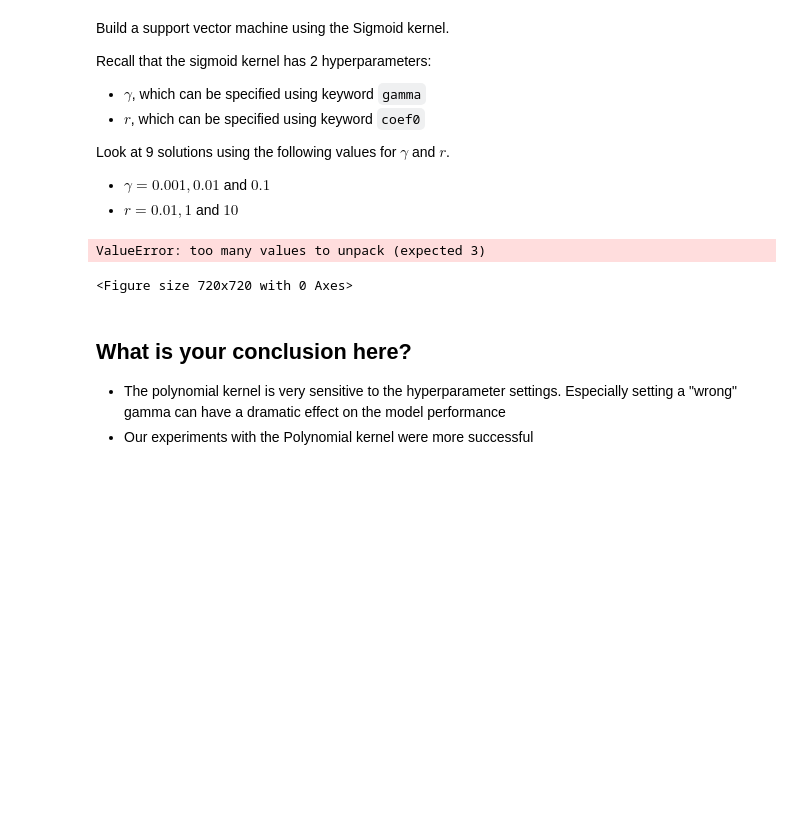
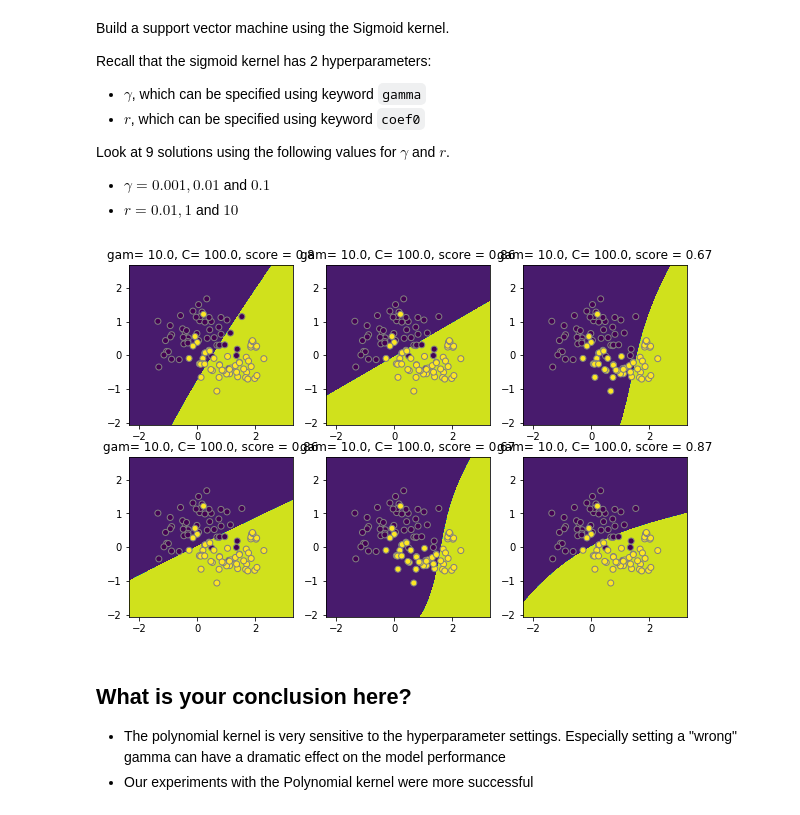
Before and after one commit to graceh3/dsc-3-33-06-kernels-in-scikit-learn-lab-nyc-ds-career-012819, a Jupyter notebook: index.ipynb, the cells around one changed output. Cells and saved outputs as stored; diff of their text form; code cells hidden in the pictures; blank space fills up the shorter version.

```diff
--- a/index.ipynb
+++ b/index.ipynb
@@ -218,24 +218,23 @@ x1x2 = np.c_[X1_C.ravel(), X2_C.ravel()]
 # %%
 # Plot the prediction results in 9 subplots
 
 plt.figure(figsize=(10, 10))
 
-for (i, (c, g, clf)) in enumerate(clf_poly):
+for (i, (c, g, clf)) in enumerate(clf_sig):
     # evaluate the predictions in a grid
     Z = clf.predict(x1x2)
     Z = Z.reshape(X1_C.shape)
 
     # visualize decision function for these parameters
     plt.subplot(3, 3, i + 1)
     plt.title("gam= %r, C= %r, score = %r"  % (gamma, C, round(clf.score(X_4,y_4), 2)))
 
     # visualize parameter's effect on decision function
     plt.contourf(X1_C, X2_C, Z, alpha = 1)
     plt.scatter(X_4[:, 0], X_4[:, 1], c=y_4,  edgecolors='gray')
     plt.axis('tight')
 # %% [output]
-ValueError: too many values to unpack (expected 3)
-<Figure size 720x720 with 0 Axes>
+[figure, added]
 # %% [markdown]
 ## What is your conclusion here?
 
```
